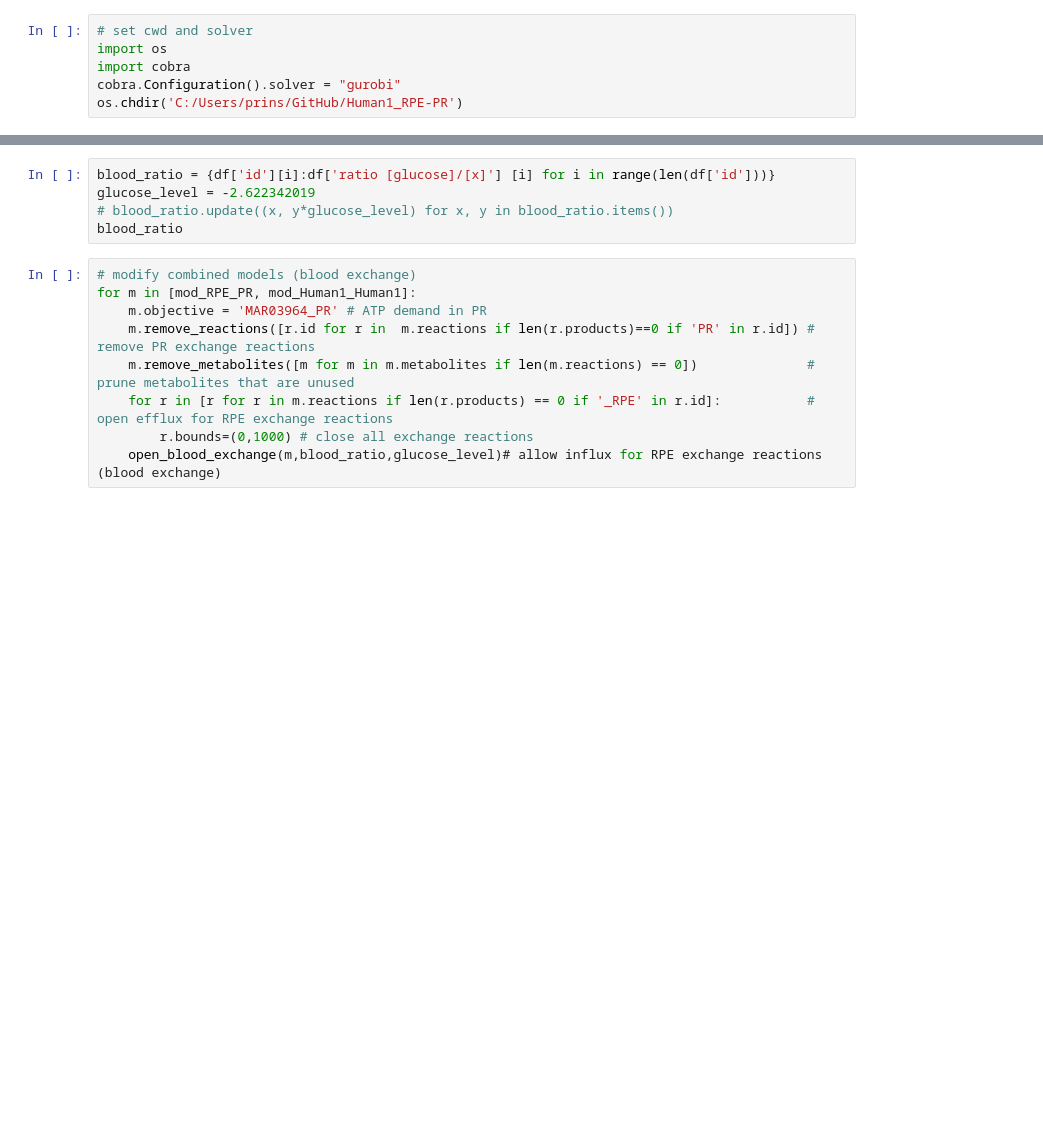
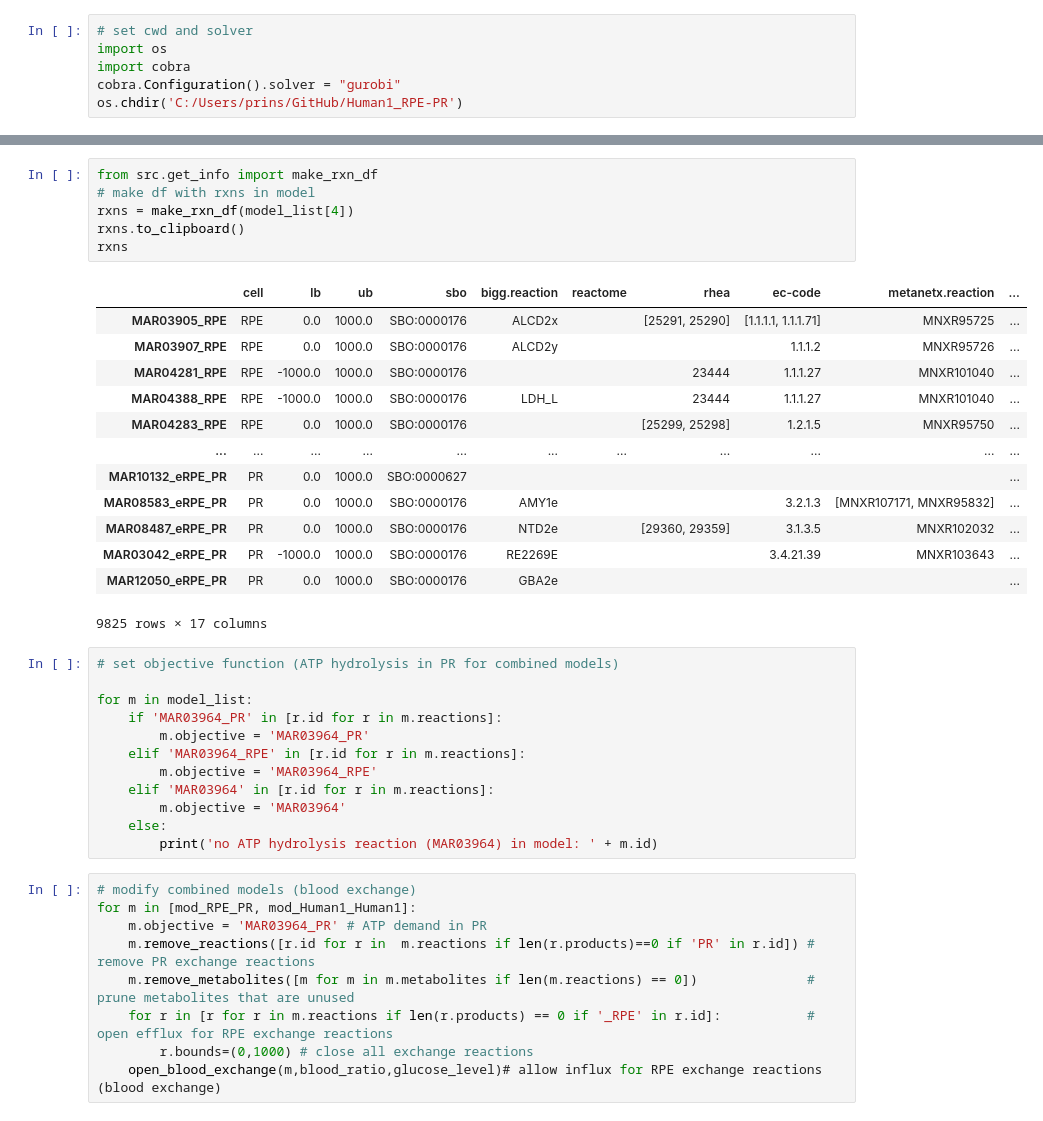
Before and after one commit to stellaprins/Human1_RPE-PR, a Jupyter notebook: jupyter/RPE-PR/test_sampling_oxphos_glucolysis.ipynb, the cells around one changed output, grey strips where cells are left out. Saved outputs shown, nothing was run; the diff lists cells and outputs as text; blank space fills up the shorter version.

```diff
--- a/jupyter/RPE-PR/test_sampling_oxphos_glucolysis.ipynb
+++ b/jupyter/RPE-PR/test_sampling_oxphos_glucolysis.ipynb
@@ -42,8 +370,35 @@ def close_blood_exchange(mod,br):
+# %%
+from src.get_info import make_rxn_df
+# make df with rxns in model
+rxns = make_rxn_df(model_list[4])
+rxns.to_clipboard()
+rxns
+# %% [output]
+|  | cell | lb | ub | sbo | bigg.reaction | reactome | rhea | ec-code | metanetx.reaction | ... |
+| MAR03905_RPE | RPE | 0.0 | 1000.0 | SBO:0000176 | ALCD2x |  | [25291, 25290] | [1.1.1.1, 1.1.1.71] | MNXR95725 | ... |
+| MAR03907_RPE | RPE | 0.0 | 1000.0 | SBO:0000176 | ALCD2y |  |  | 1.1.1.2 | MNXR95726 | ... |
+| MAR04281_RPE | RPE | -1000.0 | 1000.0 | SBO:0000176 |  |  | 23444 | 1.1.1.27 | MNXR101040 | ... |
+| MAR04388_RPE | RPE | -1000.0 | 1000.0 | SBO:0000176 | LDH_L |  | 23444 | 1.1.1.27 | MNXR101040 | ... |
+| MAR04283_RPE | RPE | 0.0 | 1000.0 | SBO:0000176 |  |  | [25299, 25298] | 1.2.1.5 | MNXR95750 | ... |
+| ... | ... | ... | ... | ... | ... | ... | ... | ... | ... | ... |
+| MAR10132_eRPE_PR | PR | 0.0 | 1000.0 | SBO:0000627 |  |  |  |  |  | ... |
+| MAR08583_eRPE_PR | PR | 0.0 | 1000.0 | SBO:0000176 | AMY1e |  |  | 3.2.1.3 | [MNXR107171, MNXR95832] | ... |
+| MAR08487_eRPE_PR | PR | 0.0 | 1000.0 | SBO:0000176 | NTD2e |  | [29360, 29359] | 3.1.3.5 | MNXR102032 | ... |
+| MAR03042_eRPE_PR | PR | -1000.0 | 1000.0 | SBO:0000176 | RE2269E |  |  | 3.4.21.39 | MNXR103643 | ... |
+| MAR12050_eRPE_PR | PR | 0.0 | 1000.0 | SBO:0000176 | GBA2e |  |  |  |  | ... |
+9825 rows × 17 columns
 # %%
-blood_ratio = {df['id'][i]:df['ratio [glucose]/[x]'] [i] for i in range(len(df['id']))}
-glucose_level = -2.622342019
-# blood_ratio.update((x, y*glucose_level) for x, y in blood_ratio.items())
-blood_ratio
+# set objective function (ATP hydrolysis in PR for combined models)
+
+for m in model_list:
+    if 'MAR03964_PR' in [r.id for r in m.reactions]:
+        m.objective = 'MAR03964_PR'
+    elif 'MAR03964_RPE' in [r.id for r in m.reactions]:
+        m.objective = 'MAR03964_RPE'
+    elif 'MAR03964' in [r.id for r in m.reactions]:
+        m.objective = 'MAR03964'
+    else:
+        print('no ATP hydrolysis reaction (MAR03964) in model: ' + m.id)
 # %%
 # modify combined models (blood exchange)
 for m in [mod_RPE_PR, mod_Human1_Human1]:
```
Also changed, not shown: parts of 15 cells of this notebook.
